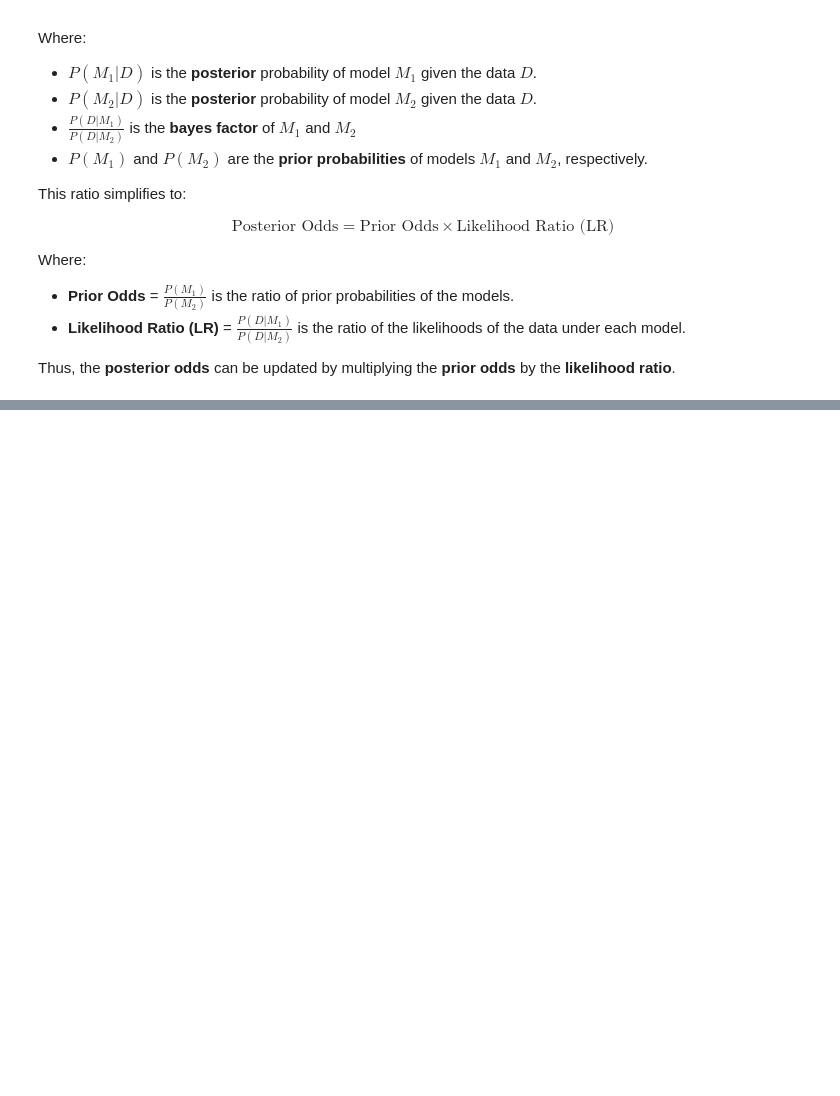
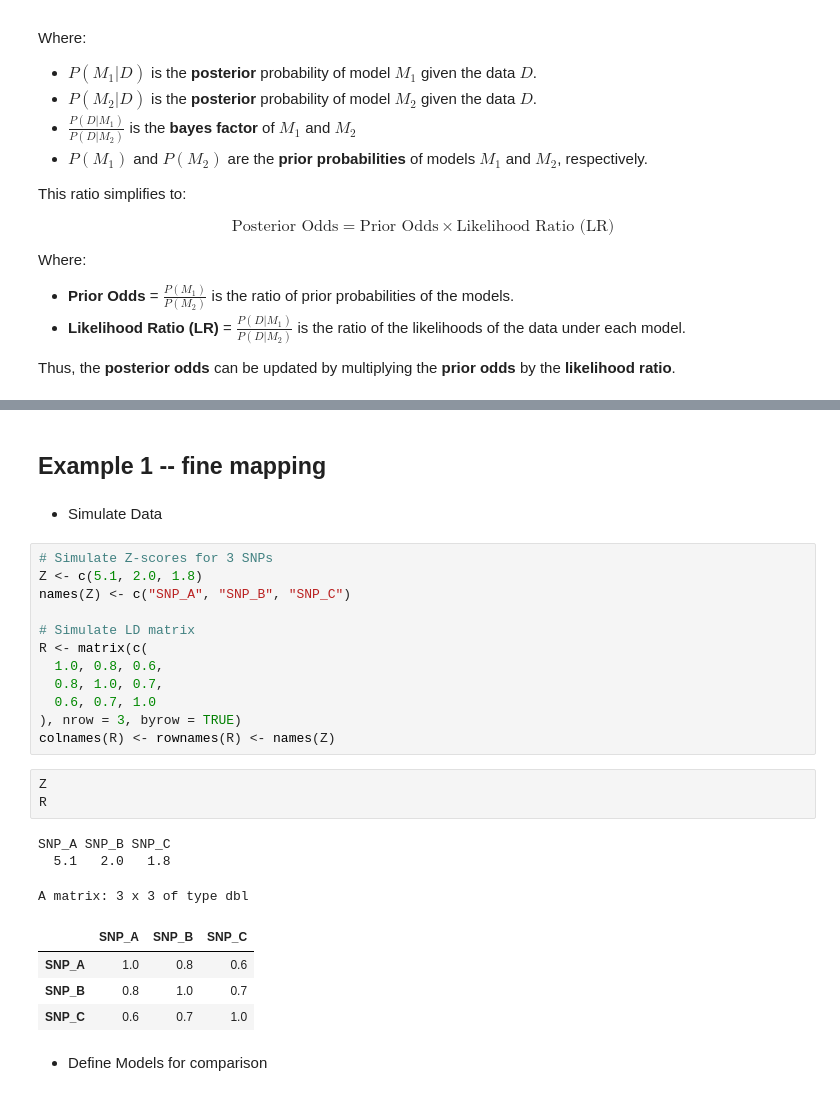
Before and after one commit to StatFunGen/statgen-prerequisites, a Jupyter notebook: 10_1_bayesian_model_comparison.ipynb, the cells around one changed output, grey strips where cells are left out. Drawn from its saved outputs; the diff is of its cells as text; blank space fills up the shorter version.

```diff
--- a/10_1_bayesian_model_comparison.ipynb
+++ b/10_1_bayesian_model_comparison.ipynb
@@ -47,0 +53,29 @@ Thus, the **posterior odds** can be updated by multiplying the **prior odds** by
+# %% [markdown]
+## Example 1 -- fine mapping
+# %% [markdown]
+- Simulate Data
+# %%
+# Simulate Z-scores for 3 SNPs
+Z <- c(5.1, 2.0, 1.8)
+names(Z) <- c("SNP_A", "SNP_B", "SNP_C")
+
+# Simulate LD matrix
+R <- matrix(c(
+  1.0, 0.8, 0.6,
+  0.8, 1.0, 0.7,
+  0.6, 0.7, 1.0
+), nrow = 3, byrow = TRUE)
+colnames(R) <- rownames(R) <- names(Z)
+# %%
+Z
+R
+# %% [output]
+SNP_A SNP_B SNP_C
+  5.1   2.0   1.8
+A matrix: 3 x 3 of type dbl
+|  | SNP_A | SNP_B | SNP_C |
+| SNP_A | 1.0 | 0.8 | 0.6 |
+| SNP_B | 0.8 | 1.0 | 0.7 |
+| SNP_C | 0.6 | 0.7 | 1.0 |
+# %% [markdown]
+- Define Models for comparison
```
Also changed, not shown: parts of 21 cells of this notebook, 9 other files.
